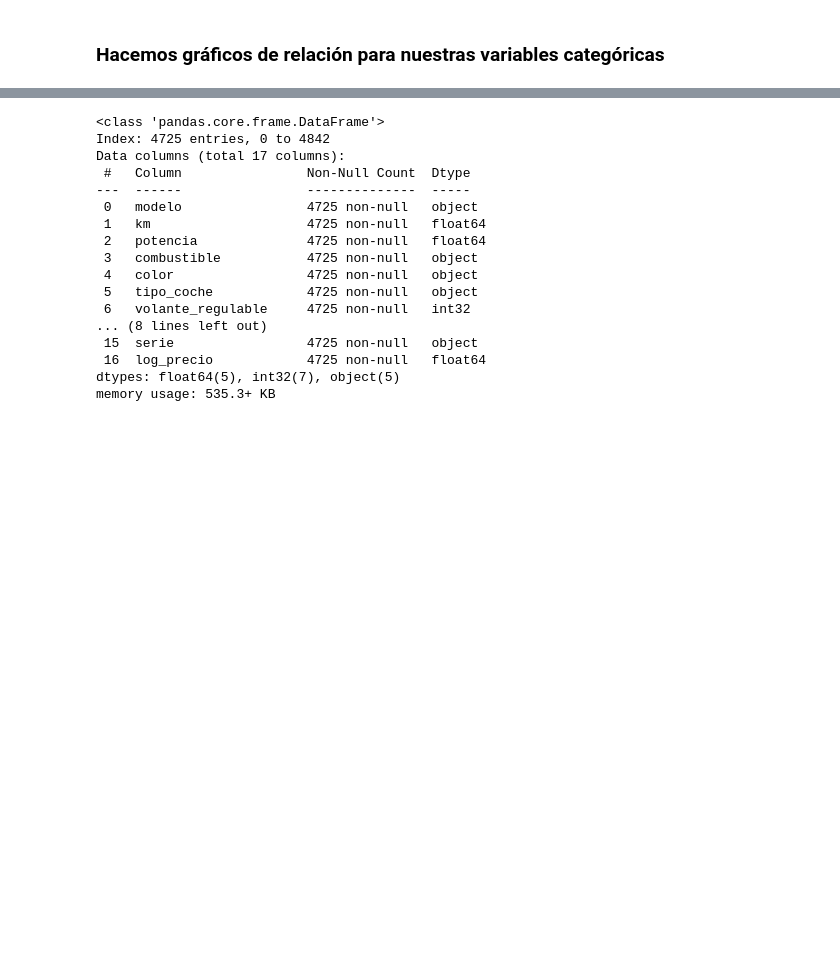
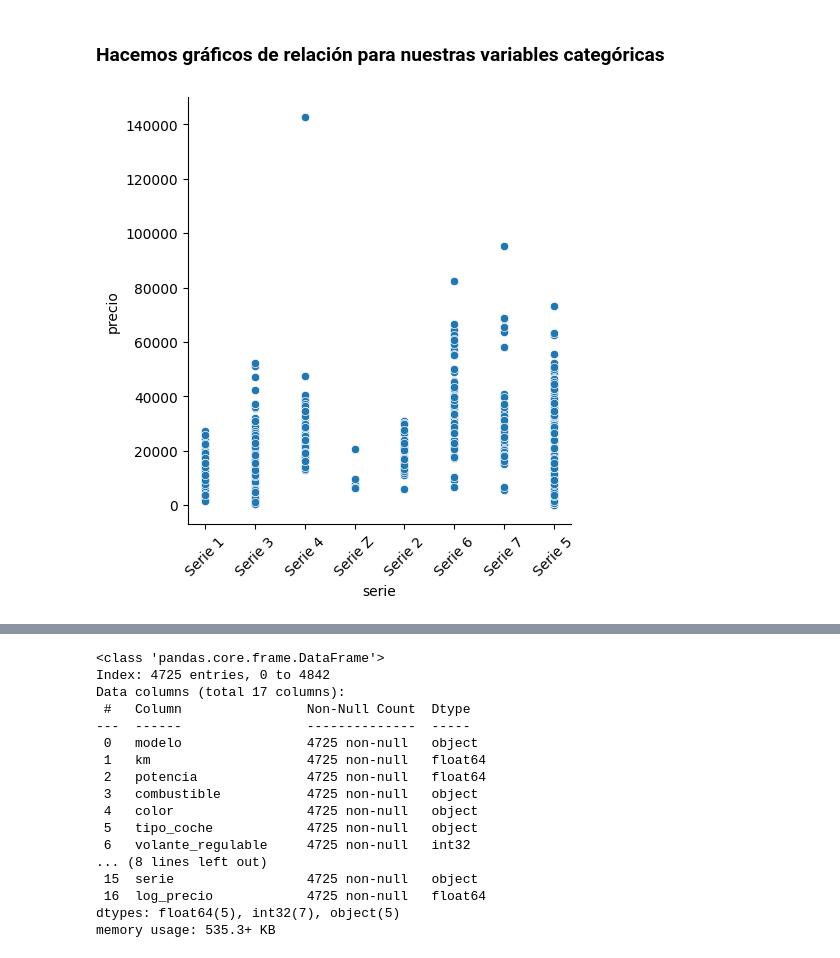
Before and after one commit to Unbiunio/Project-BMW, a Jupyter notebook: df_bmw.ipynb, the cells around one changed output, grey strips where cells are left out. Saved outputs shown, nothing was run; the diff lists cells and outputs as text; code cells hidden in the pictures; blank space fills up the shorter version.

```diff
--- a/df_bmw.ipynb
+++ b/df_bmw.ipynb
@@ -876,4 +894,10 @@ for i in l_numericas:
 # %% [markdown]
 ### Hacemos gráficos de relación para nuestras variables categóricas
+# %%
+sns.relplot(data=df_bmw, x="serie", y="precio")
+plt.xticks(rotation=45)
+plt.show()
+# %% [output]
+[figure, added]
 # %%
 for i in l_categoricas:
```
Also changed, not shown: parts of 25 cells of this notebook, 1 other file.
